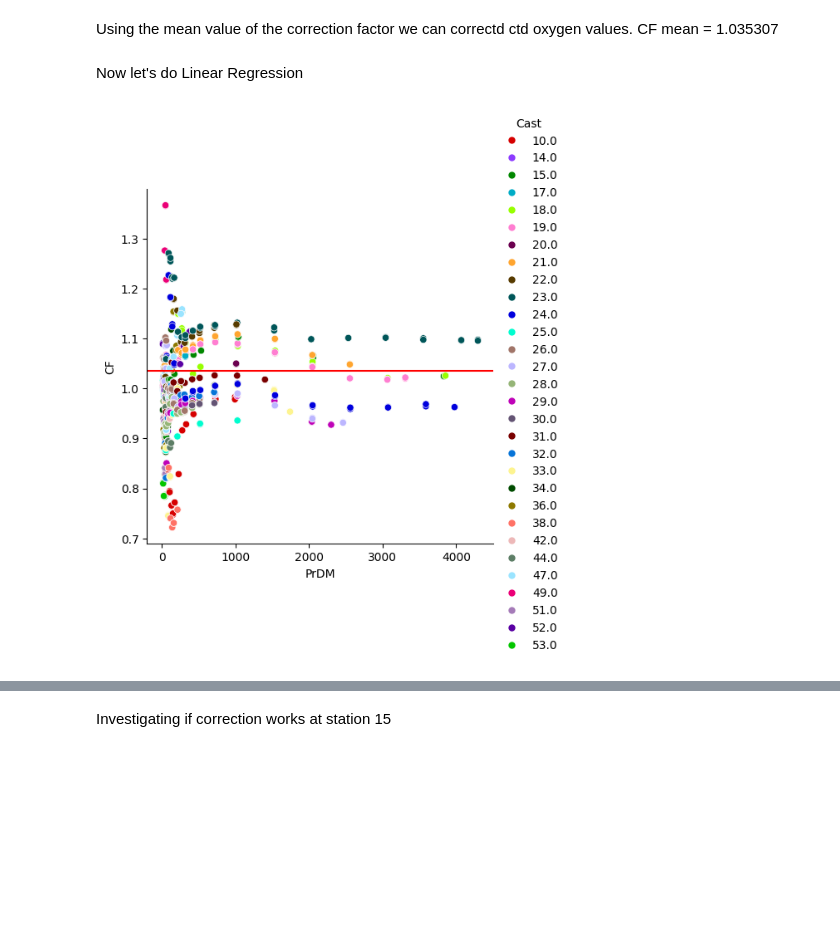
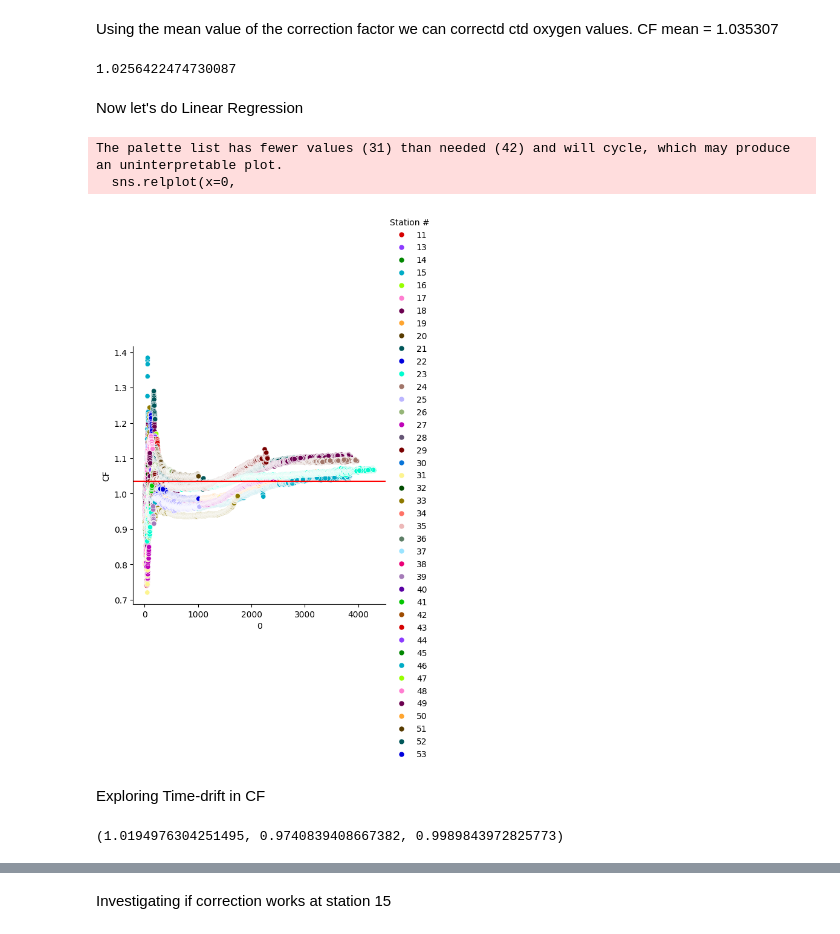
Before and after one commit to alvarmar/ArcticO2, a Jupyter notebook: Code/CF_GammaT.ipynb, the cells around one changed output, grey strips where cells are left out. Cells and saved outputs as stored; diff of their text form; code cells hidden in the pictures; blank space fills up the shorter version.

```diff
--- a/Code/CF_GammaT.ipynb
+++ b/Code/CF_GammaT.ipynb
@@ -11,7 +11,7 @@ import colorcet as ccmport
 import seaborn as sns
 import colorcet as cc
 # Get CSV files list from a folder
-path ='/Users/mariacristinaalvarez/Documents/NorthPoleO2/HLY2022_data/Log/'
+path ='/Users/mariacristinaalvarez/Documents/Github/ArcticO2/HLY2022_data/Log'
 csv_files = glob.glob(path + "/*.csv")
 
 # This creates a list of dataframes
@@ -25,6 +25,7 @@ stations_df = pd.concat(df_list)
 
 #Calculating potential density for each bottle sample drawn:
 stations_df['sigma-theta']= stations_df['Sigma']*1000 - 1000
+stations_df = stations_df.dropna(subset = ['Winkler umol/kg'])
 # %% [markdown]
 Matching sigma-thetha Winkler density with Thermo_NeutralDensity from CTD files:
 1. Need to import "pre" ctd sensor files from station 0 to station 8 with different table format. (First CTD O2 sensor)
@@ -46,7 +47,7 @@ from pathlib import Path
 #pre_df = pd.concat(pre_list) #concat pre ctd files
 
 #Define path name for post ctd files/Northbound
-path2 = Path("/Users/mariacristinaalvarez/Documents/NorthPoleO2/HLY2022_data/CTD_Northbound/")
+path2 = Path("/Users/mariacristinaalvarez/Documents/Github/ArcticO2/HLY2022_data/CTD_Northbound")
 csv_files2 = path2.glob("*Pcaldown1dbar.cnv")
 
 #import post Northbound ctd files
@@ -56,7 +57,7 @@ postnorth_list = [pd.read_csv(file2, encoding="ISO-8859-1", delim_whitespace=Tru
 postnorth_df = pd.concat(postnorth_list) #concat post northbound ctd files
 
 #Define path name for post ctd files/Southbound
-path3 = Path("/Users/mariacristinaalvarez/Documents/NorthPoleO2/HLY2022_data/CTD_Southbound/")
+path3 = Path("/Users/mariacristinaalvarez/Documents/Github/ArcticO2/HLY2022_data/CTD_Southbound")
 csv_files3 = path3.glob("*Pcaldown1dbar.cnv")
 
 #import post Southbound ctd files
@@ -116,0 +185,24 @@ Name: CF, Length: 848, dtype: float64>
+# %%
+#Creating a new dataframe with matched values
+all_df.rename(columns={'filename':'Station #'}, inplace=True)
+
+all_df['Station #'] = all_df['Station #'].astype(np.int64)
+stations_df['Station #'] = stations_df['Station #'].astype(np.int64)
+
+all_df.rename(columns={19:'Latitude'}, inplace=True)
+all_df['Latitude'] = all_df['Latitude'].astype(np.int64)
+
+#stations_df.dropna(subset=['sigma-theta'], inplace=True).astype(np.int64)
+#all_df = all_df.round({'gammat_teos10':4})
+#stations_df = stations_df.round({'sigma-theta': 4})
+
+all_df.set_index('Station #').sort_index(ascending=True)
+stations_df.set_index('Station #').sort_index(ascending=True)
+
+d1 = stations_df.sort_values('sigma-theta', ascending=True).astype(np.int64)
+d2 = all_df.sort_values('gammat_teos10', ascending=True).astype(np.int64)
+
+merged_sigma = pd.merge_asof(d1,d2,left_on='sigma-theta', right_on='gammat_teos10', direction='nearest', allow_exact_matches=True, by='Latitude')
+
+merged_sigma['CF'] = merged_sigma['Winkler umol/kg']/merged_sigma[16]
+merged_sigma['CF'].mean()
@@ -117,5 +214,15 @@ Name: CF, Length: 848, dtype: float64>
 # %% [markdown]
 Using the mean value of the correction factor we can correctd ctd oxygen values.
 CF mean = 1.035307
+# %%
+#If I drop first 100 meters things looks better
+#d = merged_sigma.loc[(merged_sigma[0 ] >= 0) & (merged_sigma[0 ] <= 100)]
+#d['CF'].mean()
+d = merged_sigma.loc[(merged_sigma['CF'] >= 0.9) & (merged_sigma['CF'] <= 1.2)]
+d['CF'].mean()
+#t = merged_sigma.loc[(merged_sigma[0] >= 90) & (merged_sigma[0] <= 5000)]
+#t['CF'].mean()
+# %% [output]
+1.0256422474730087
 # %%
 #Correcting CTD O2 values:
@@ -125,16 +233,33 @@ Now let's do Linear Regression
 # %%
 
 #custom_palette = sns.color_palette("viridis", 29)
-palette = sns.color_palette(cc.glasbey, n_colors=30)
+palette = sns.color_palette(cc.glasbey, n_colors=31)
 
-sns.relplot(x='PrDM',
+sns.relplot(x=0,
             y='CF',
             data=merged_sigma,
             kind='scatter',
-            hue='Cast', legend='full', palette=palette)
+            hue='Station #', legend='full', palette=palette)
 
 plt.axhline(y=1.035307, color='r', linestyle='-')
 
 plt.show()
 # %% [output]
+The palette list has fewer values (31) than needed (42) and will cycle, which may produce an uninterpretable plot.
+  sns.relplot(x=0,
-[figure, old version]
+[figure, new version]
+# %% [markdown]
+Exploring Time-drift in CF
+# %%
+#Creating different blocks
+block1 = merged_sigma.loc[(merged_sigma['Cast'] >=10) & (merged_sigma['Cast'] <=28)]
+block2 = merged_sigma.loc[(merged_sigma['Cast'] >=29) & (merged_sigma['Cast'] <=54)]
+postctd = merged_sigma.loc[(merged_sigma['Cast'] >=10) & (merged_sigma['Cast'] <=54)]
+
+#Calculating CF for each block
+mean1 = block1['CF'].mean()
+mean2 = block2['CF'].mean()
+mean3 = merged_sigma['CF'].mean()
+mean1, mean2, mean3
+# %% [output]
+(1.0194976304251495, 0.9740839408667382, 0.9989843972825773)
```
Also changed, not shown: parts of 18 cells of this notebook, 4 other files.
